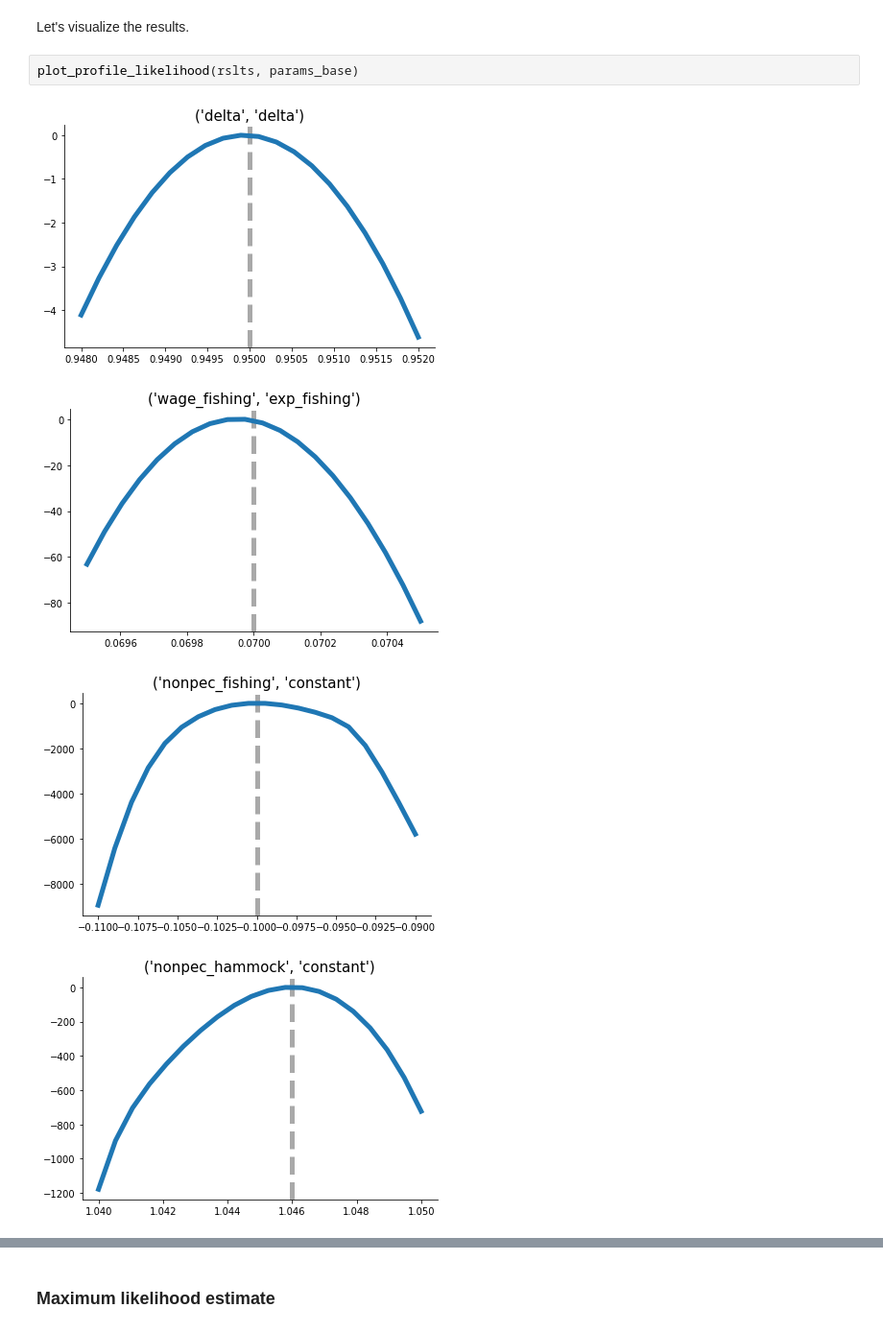
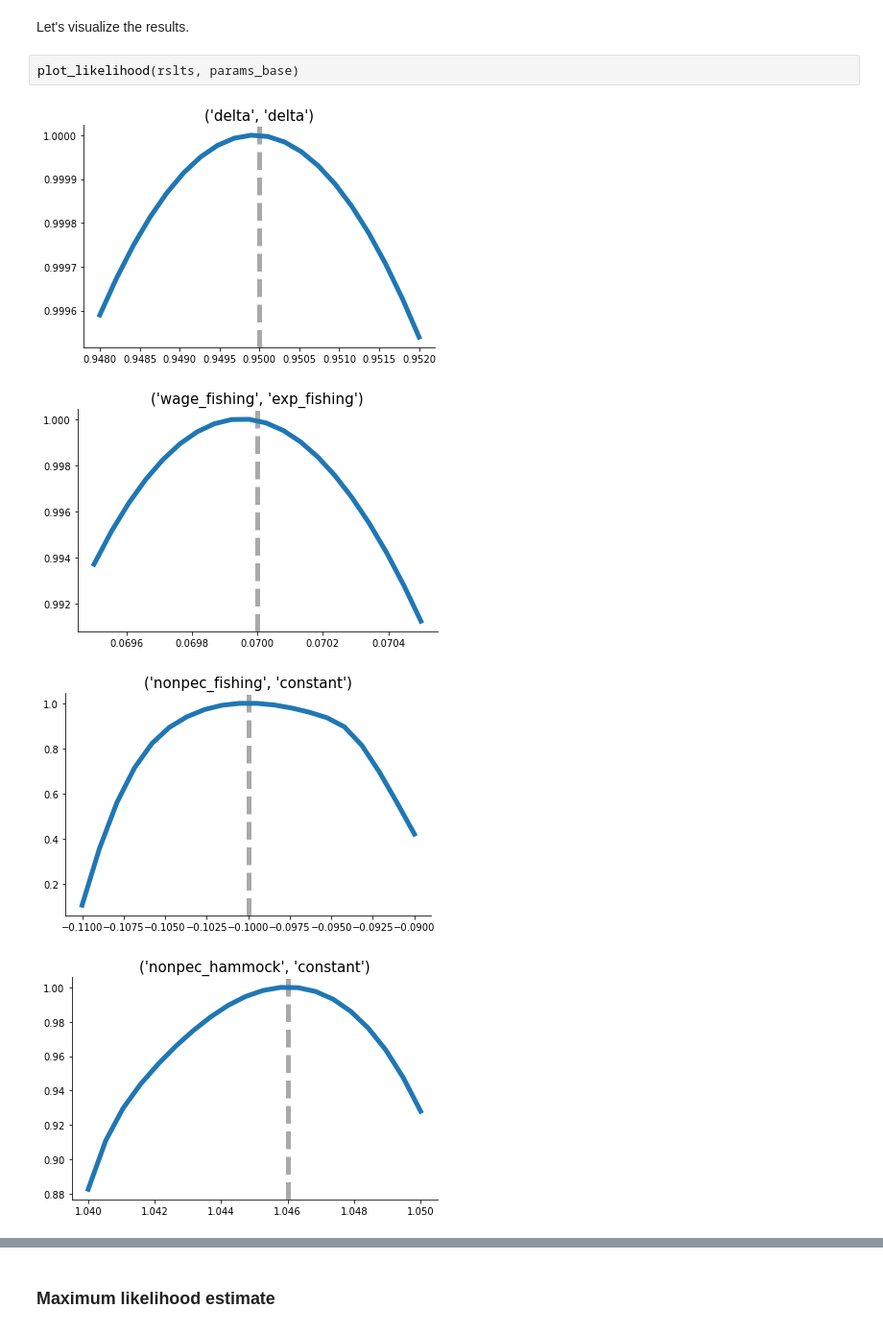
Before and after one commit to OpenSourceEconomics/ekw-lectures, a Jupyter notebook: lectures/maximum-likelihood/notebook.ipynb, the cells around one changed output, grey strips where cells are left out. Shown at 96% size. Saved outputs shown, nothing was run; the diff lists cells and outputs as text.

```diff
--- a/lectures/maximum-likelihood/notebook.ipynb
+++ b/lectures/maximum-likelihood/notebook.ipynb
@@ -134,9 +151,9 @@ for index in params_base.index:
 # %% [markdown]
 Let's visualize the results.
 # %%
-plot_profile_likelihood(rslts, params_base)
+plot_likelihood(rslts, params_base)
 # %% [output]
-[figure, old version]
+[figure, new version]
-[figure, old version]
+[figure, new version]
-[figure, old version]
+[figure, new version]
-[figure, old version]
+[figure, new version]
```
Also changed, not shown: parts of 18 cells of this notebook, 2 other files.
